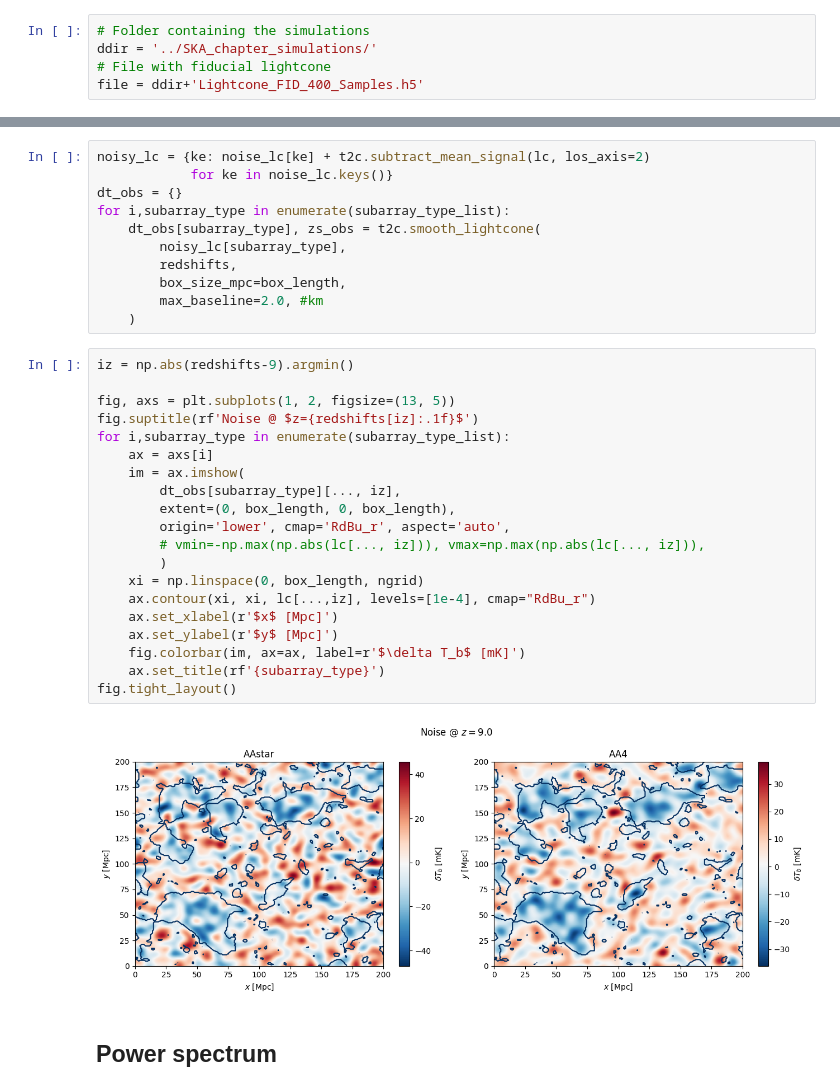
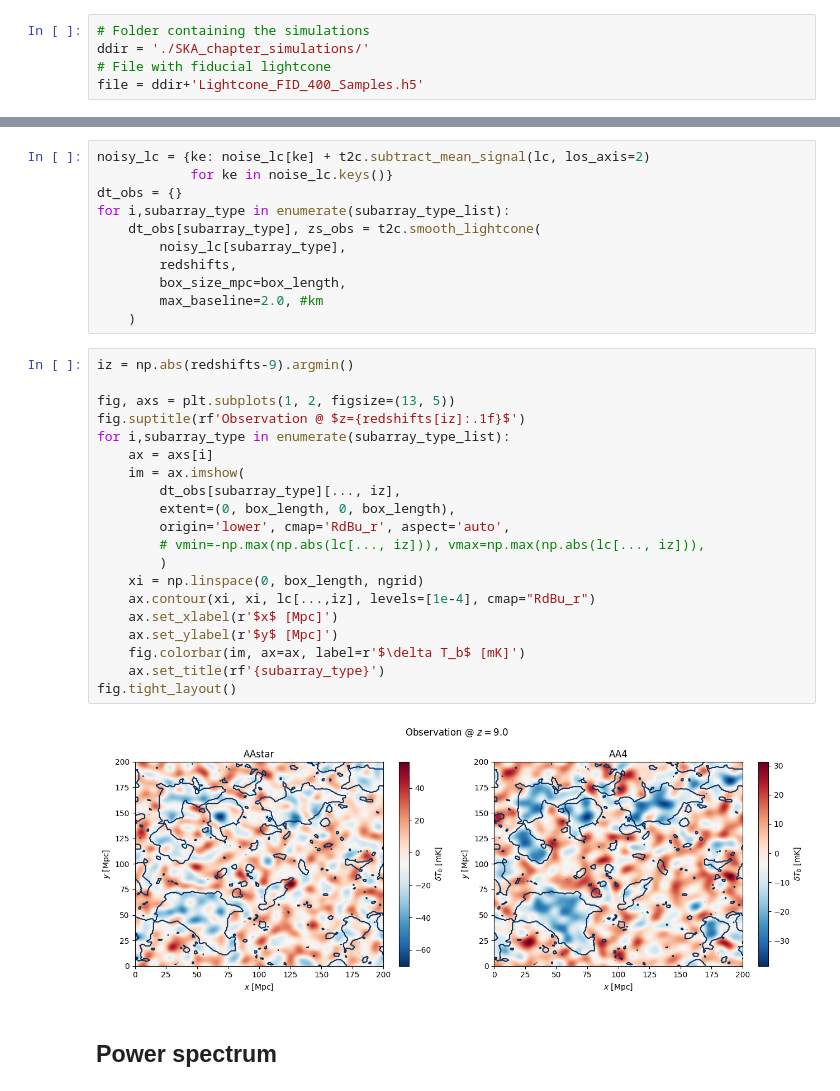
Before and after one commit to sambit-giri/ska_eor_inference, a Jupyter notebook: test_noise_lightcones.ipynb, the cells around one changed output, grey strips where cells are left out. Drawn from its saved outputs; the diff is of its cells as text.

```diff
--- a/test_noise_lightcones.ipynb
+++ b/test_noise_lightcones.ipynb
@@ -17,7 +18,7 @@ np.random.seed(seed)
 ## Load metadata and simulation
 # %%
 # Folder containing the simulations
-ddir = '../SKA_chapter_simulations/'
+ddir = './SKA_chapter_simulations/'
 # File with fiducial lightcone
 file = ddir+'Lightcone_FID_400_Samples.h5'
 # %%
@@ -183,25 +184,25 @@ for i,subarray_type in enumerate(subarray_type_list):
 # %%
 iz = np.abs(redshifts-9).argmin()
 
 fig, axs = plt.subplots(1, 2, figsize=(13, 5))
-fig.suptitle(rf'Noise @ $z={redshifts[iz]:.1f}$')
+fig.suptitle(rf'Observation @ $z={redshifts[iz]:.1f}$')
 for i,subarray_type in enumerate(subarray_type_list):
     ax = axs[i]
     im = ax.imshow(
         dt_obs[subarray_type][..., iz],
         extent=(0, box_length, 0, box_length),
         origin='lower', cmap='RdBu_r', aspect='auto',
         # vmin=-np.max(np.abs(lc[..., iz])), vmax=np.max(np.abs(lc[..., iz])),
         )
     xi = np.linspace(0, box_length, ngrid)
     ax.contour(xi, xi, lc[...,iz], levels=[1e-4], cmap="RdBu_r")
     ax.set_xlabel(r'$x$ [Mpc]')
     ax.set_ylabel(r'$y$ [Mpc]')
     fig.colorbar(im, ax=ax, label=r'$\delta T_b$ [mK]')
     ax.set_title(rf'{subarray_type}')
 fig.tight_layout()
 # %% [output]
-[figure, old version]
+[figure, new version]
 # %% [markdown]
 ## Power spectrum
 # %%
```
Also changed, not shown: parts of 5 cells of this notebook.
